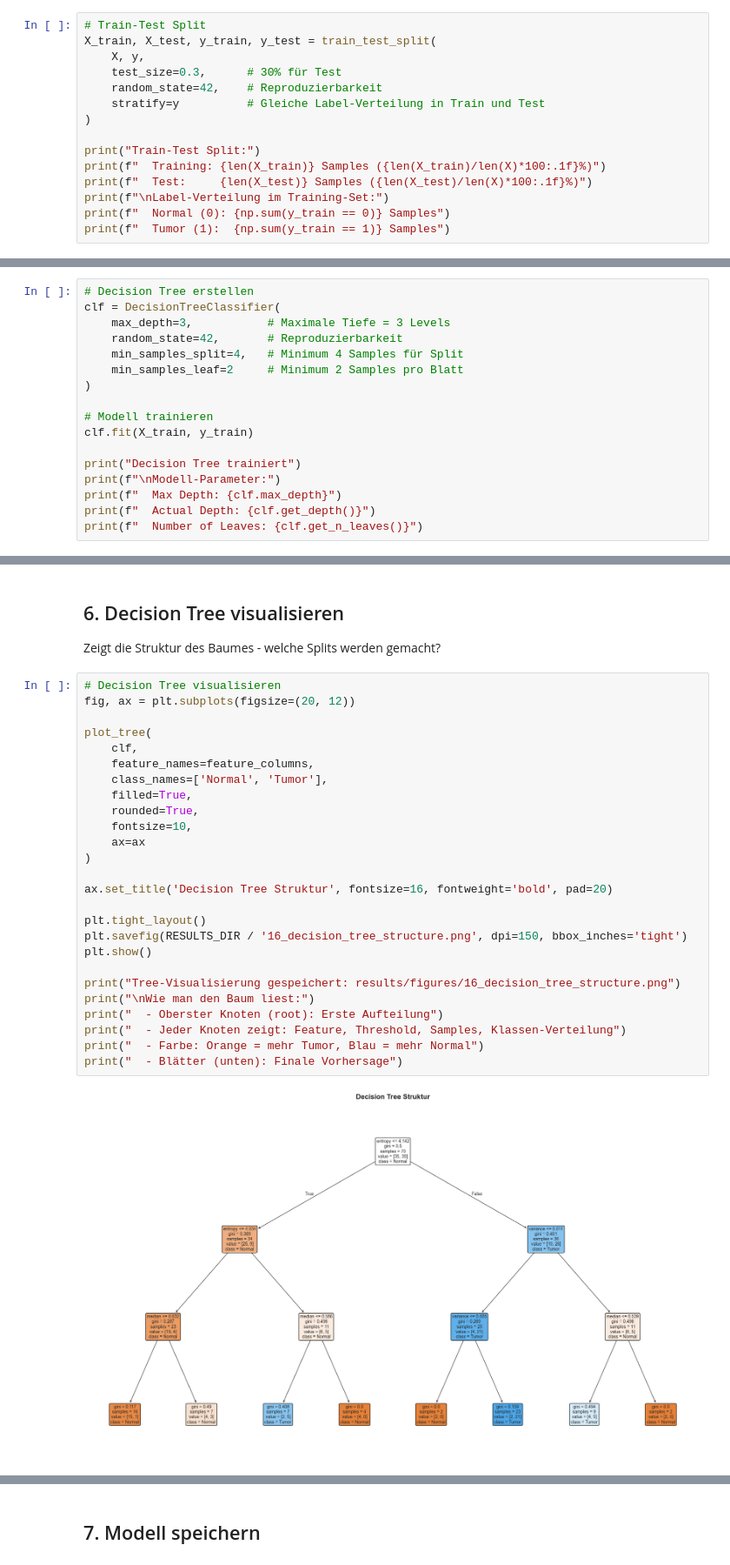
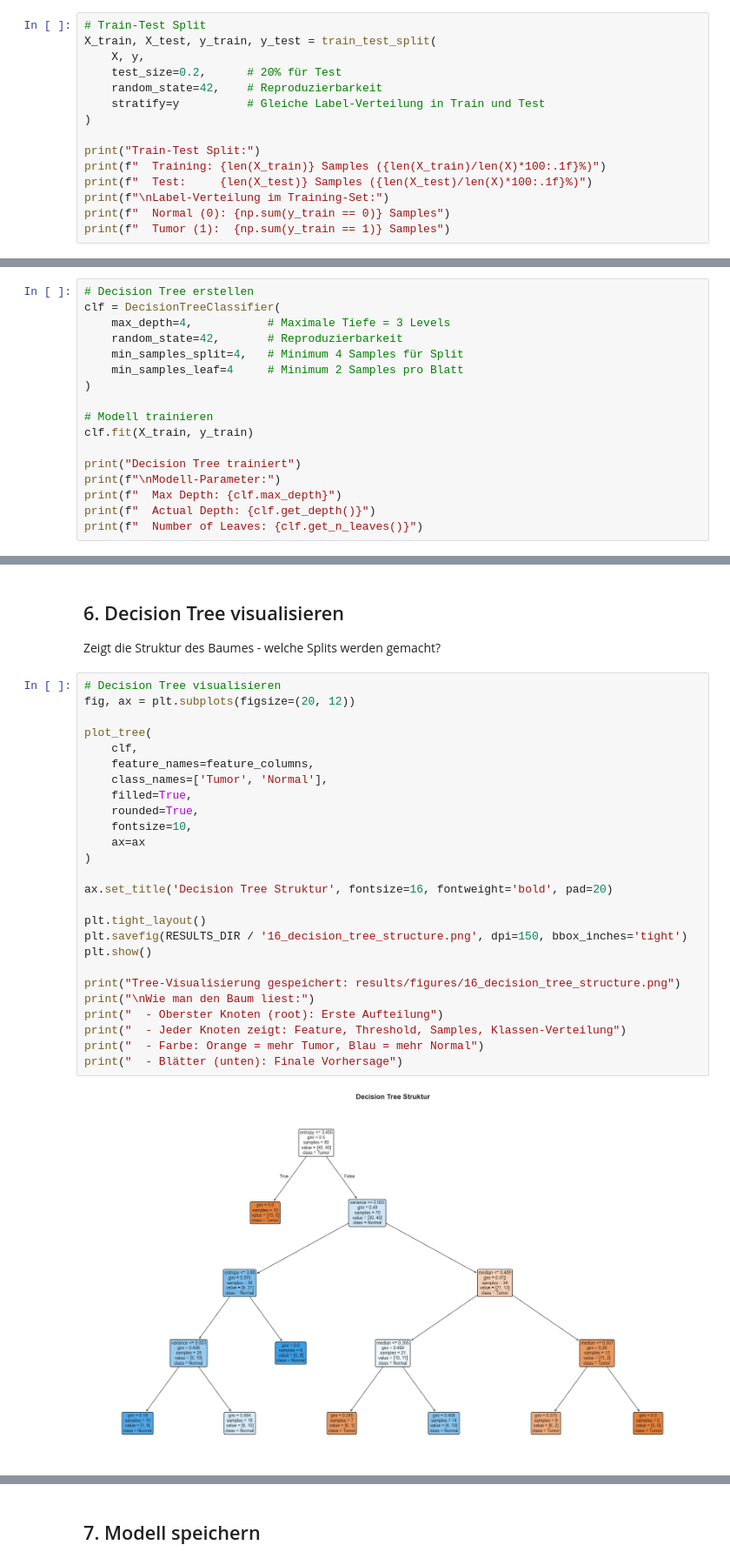
Before and after one commit to itsvocs/python-ml-histotexture, a Jupyter notebook: notebooks/04_ml_classification.ipynb, the cells around one changed output, grey strips where cells are left out. Shown at 87% size. Saved outputs shown, nothing was run; the diff lists cells and outputs as text.

```diff
--- a/notebooks/04_ml_classification.ipynb
+++ b/notebooks/04_ml_classification.ipynb
@@ -98,7 +75,7 @@ Labels (erste 10):
 # Train-Test Split
 X_train, X_test, y_train, y_test = train_test_split(
     X, y,
-    test_size=0.3,      # 30% für Test
+    test_size=0.2,      # 20% für Test
     random_state=42,    # Reproduzierbarkeit
     stratify=y          # Gleiche Label-Verteilung in Train und Test
 )
@@ -129,10 +99,10 @@ Label-Verteilung im Training-Set:
 # %%
 # Decision Tree erstellen
 clf = DecisionTreeClassifier(
-    max_depth=3,           # Maximale Tiefe = 3 Levels
+    max_depth=4,           # Maximale Tiefe = 3 Levels
     random_state=42,       # Reproduzierbarkeit
     min_samples_split=4,   # Minimum 4 Samples für Split
-    min_samples_leaf=2     # Minimum 2 Samples pro Blatt
+    min_samples_leaf=4     # Minimum 2 Samples pro Blatt
 )
 
 # Modell trainieren
@@ -311,31 +281,31 @@ Zeigt die Struktur des Baumes - welche Splits werden gemacht?
 # %%
 # Decision Tree visualisieren
 fig, ax = plt.subplots(figsize=(20, 12))
 
 plot_tree(
     clf,
     feature_names=feature_columns,
-    class_names=['Normal', 'Tumor'],
+    class_names=['Tumor', 'Normal'],
     filled=True,
     rounded=True,
     fontsize=10,
     ax=ax
 )
 
 ax.set_title('Decision Tree Struktur', fontsize=16, fontweight='bold', pad=20)
 
 plt.tight_layout()
 plt.savefig(RESULTS_DIR / '16_decision_tree_structure.png', dpi=150, bbox_inches='tight')
 plt.show()
 
 print("Tree-Visualisierung gespeichert: results/figures/16_decision_tree_structure.png")
 print("\nWie man den Baum liest:")
 print("  - Oberster Knoten (root): Erste Aufteilung")
 print("  - Jeder Knoten zeigt: Feature, Threshold, Samples, Klassen-Verteilung")
 print("  - Farbe: Orange = mehr Tumor, Blau = mehr Normal")
 print("  - Blätter (unten): Finale Vorhersage")
 # %% [output]
-[figure, old version]
+[figure, new version]
 Tree-Visualisierung gespeichert: results/figures/16_decision_tree_structure.png
 
 Wie man den Baum liest:
```
Also changed, not shown: parts of 18 cells of this notebook, 21 other files.
